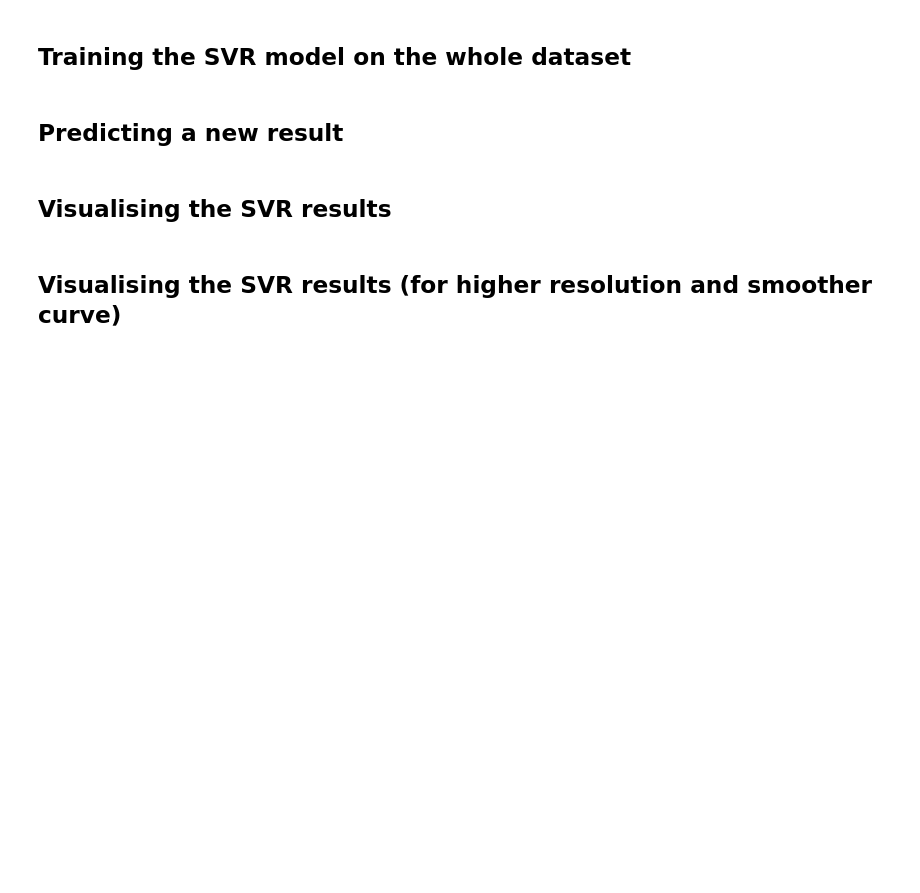
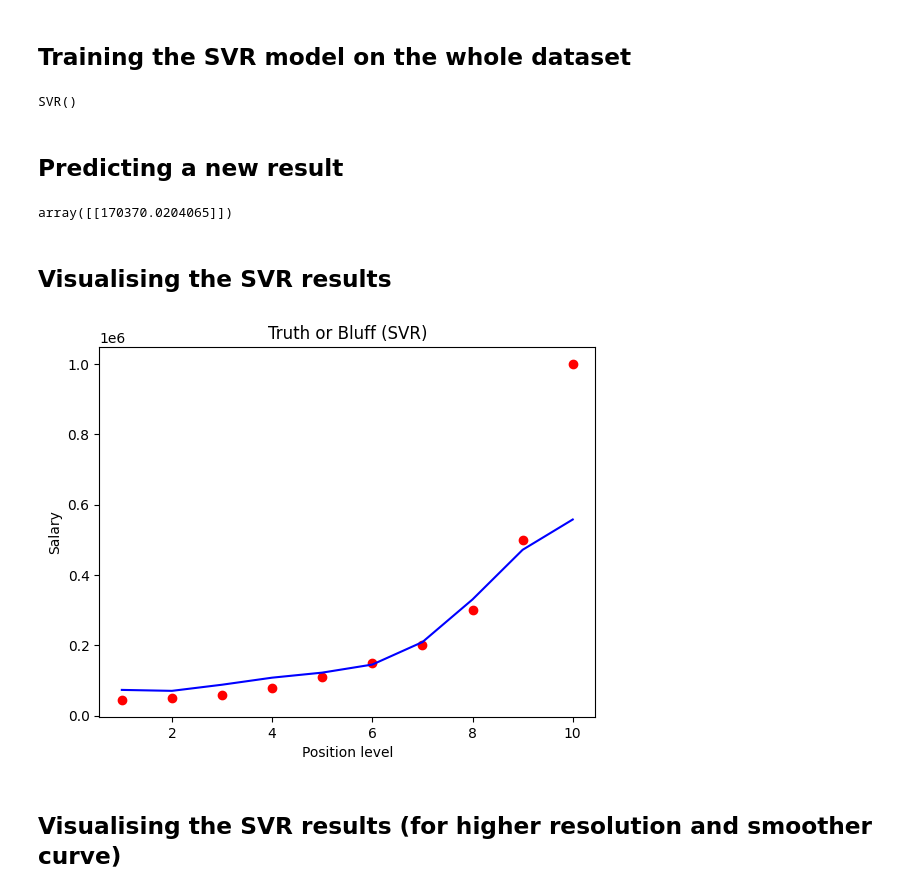
Before and after one commit to Pin-Han/ML_lession, a Jupyter notebook: support_vector_regression.ipynb, the cells around one changed output. Cells and saved outputs as stored; diff of their text form; code cells hidden in the pictures; blank space fills up the shorter version.

```diff
--- a/support_vector_regression.ipynb
+++ b/support_vector_regression.ipynb
@@ -7,2 +11,6 @@
 # %% [markdown]
 ## Importing the dataset
+# %%
+dataset = pd.read_csv('Position_Salaries.csv')
+x = dataset.iloc[:, 1:-1].values
+y = dataset.iloc[:, -1].values
@@ -8,0 +35,2 @@
+# %%
+y=y.reshape(len(y),1)
@@ -9,2 +50,9 @@
 # %% [markdown]
 ## Feature Scaling
+# %%
+from sklearn.preprocessing import StandardScaler
+sc_X = StandardScaler()
+sc_Y = StandardScaler()
+
+x = sc_X.fit_transform(x) # 計算均值跟標準差，將數據標準化
+y = sc_Y.fit_transform(y)
@@ -11,8 +85,36 @@
 # %% [markdown]
 ## Training the SVR model on the whole dataset
+# %%
+from sklearn.svm import SVR
+regressor = SVR(kernel = 'rbf') #創建一個 rbf 的模型
+regressor.fit(x, y) #使用標準化後的 x 和 y 數據來擬合（訓練）模型
+# %% [output]
+SVR()
 # %% [markdown]
 ## Predicting a new result
+# %%
+sc_Y.inverse_transform(regressor.predict(sc_X.transform([[6.5]])).reshape(-1,1))
+# transform -> 將新的輸入數據 6.5 標準化。因為 transform 方法需要一個二維數組，這裡用 [[6.5]] 包裝 6.5
+# predict -> 使用訓練好的模型對標準化後的 6.5 進行預測，這會返回標準化的預測結果
+# reshape -> 將預測結果調整為二維數組，這是因為 inverse_transform 方法需要一個二維數組作為輸入。-1 表示自動計算該維度的大小，而 1 表示每個樣本有一個特徵
+# inverse_transform -> 將標準化的預測結果逆轉換回原始尺度
+
+
+# 透過 transform 標準化後，用 predict 計算標準化後的預測結果
+# reshape 將數據轉為 2 維
+# inverse_transform 將標準化的結果轉為原始資料
+# %% [output]
+array([[170370.0204065]])
 # %% [markdown]
 ## Visualising the SVR results
+# %%
+plt.scatter(sc_X.inverse_transform(x), sc_Y.inverse_transform(y), color='red')
+plt.plot(sc_X.inverse_transform(x), sc_Y.inverse_transform(regressor.predict(x).reshape(-1,1)), color='blue')
+plt.title('Truth or Bluff (SVR)')
+plt.xlabel('Position level')
+plt.ylabel('Salary')
+plt.show()
+# %% [output]
+[figure, added]
 # %% [markdown]
 ## Visualising the SVR results (for higher resolution and smoother curve)
```
Also changed, not shown: parts of 7 cells of this notebook.
